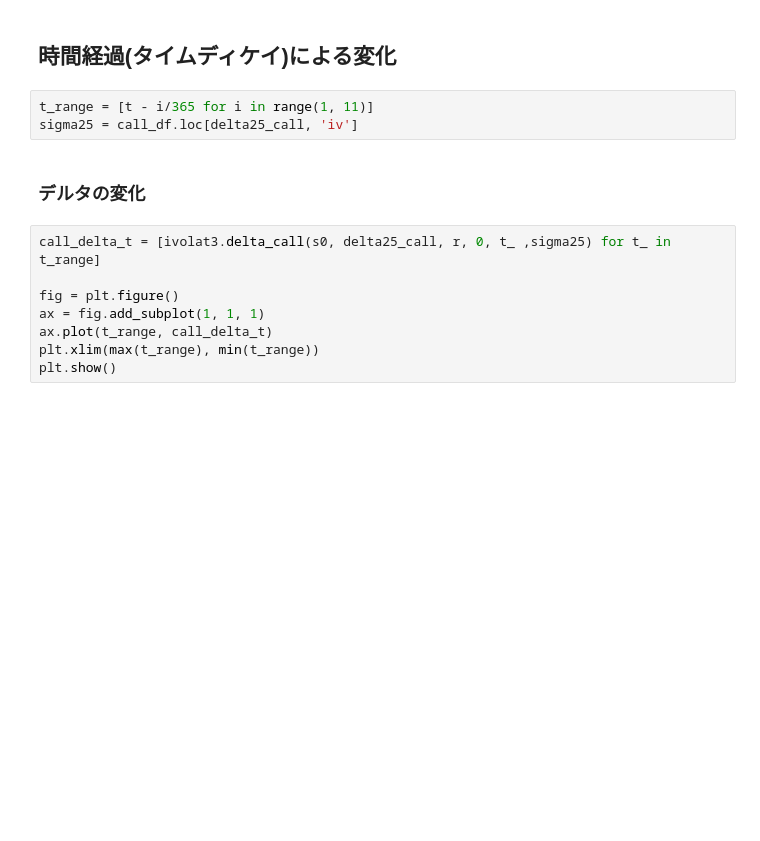
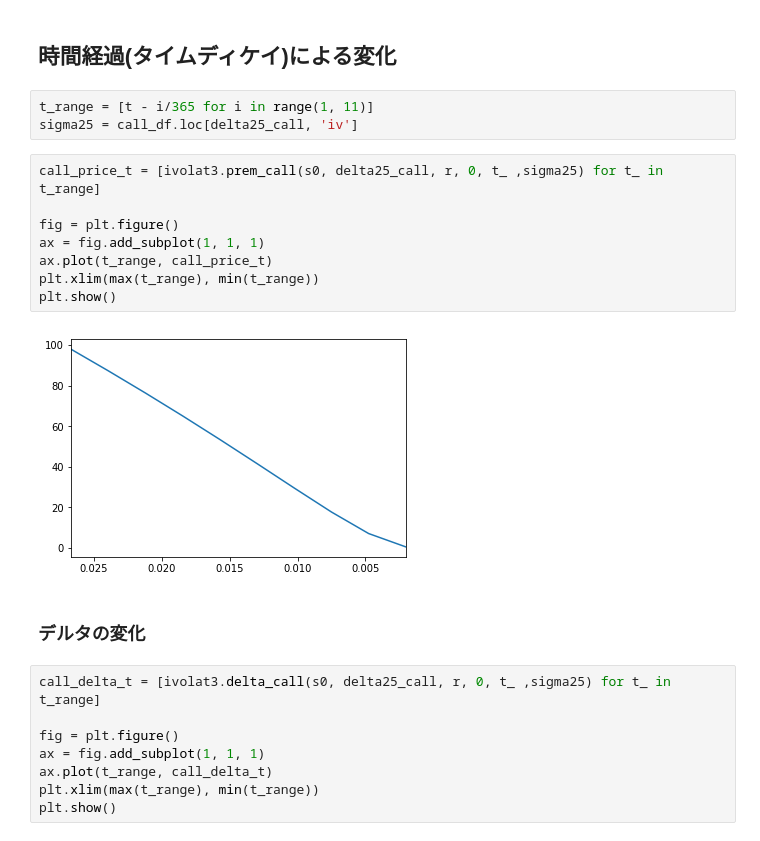
Before and after one commit to drillan/option-old, a Jupyter notebook: ChangeInGreeks.ipynb, the cells around one changed output. Saved outputs shown, nothing was run; the diff lists cells and outputs as text; blank space fills up the shorter version.

```diff
--- a/ChangeInGreeks.ipynb
+++ b/ChangeInGreeks.ipynb
@@ -59,6 +59,16 @@ call_df.apply(lambda x: ivolat3.theta_call(x['k'], k_max, r, 0, t, x['iv']), axi
 # %%
 t_range = [t - i/365 for i in range(1, 11)]
 sigma25 = call_df.loc[delta25_call, 'iv']
+# %%
+call_price_t = [ivolat3.prem_call(s0, delta25_call, r, 0, t_ ,sigma25) for t_ in t_range]
+
+fig = plt.figure()
+ax = fig.add_subplot(1, 1, 1)
+ax.plot(t_range, call_price_t)
+plt.xlim(max(t_range), min(t_range))
+plt.show()
+# %% [output]
+[figure, added]
 # %% [markdown]
 ### デルタの変化
 # %%
```
Also changed, not shown: parts of 1 cell of this notebook, 5 other files.
